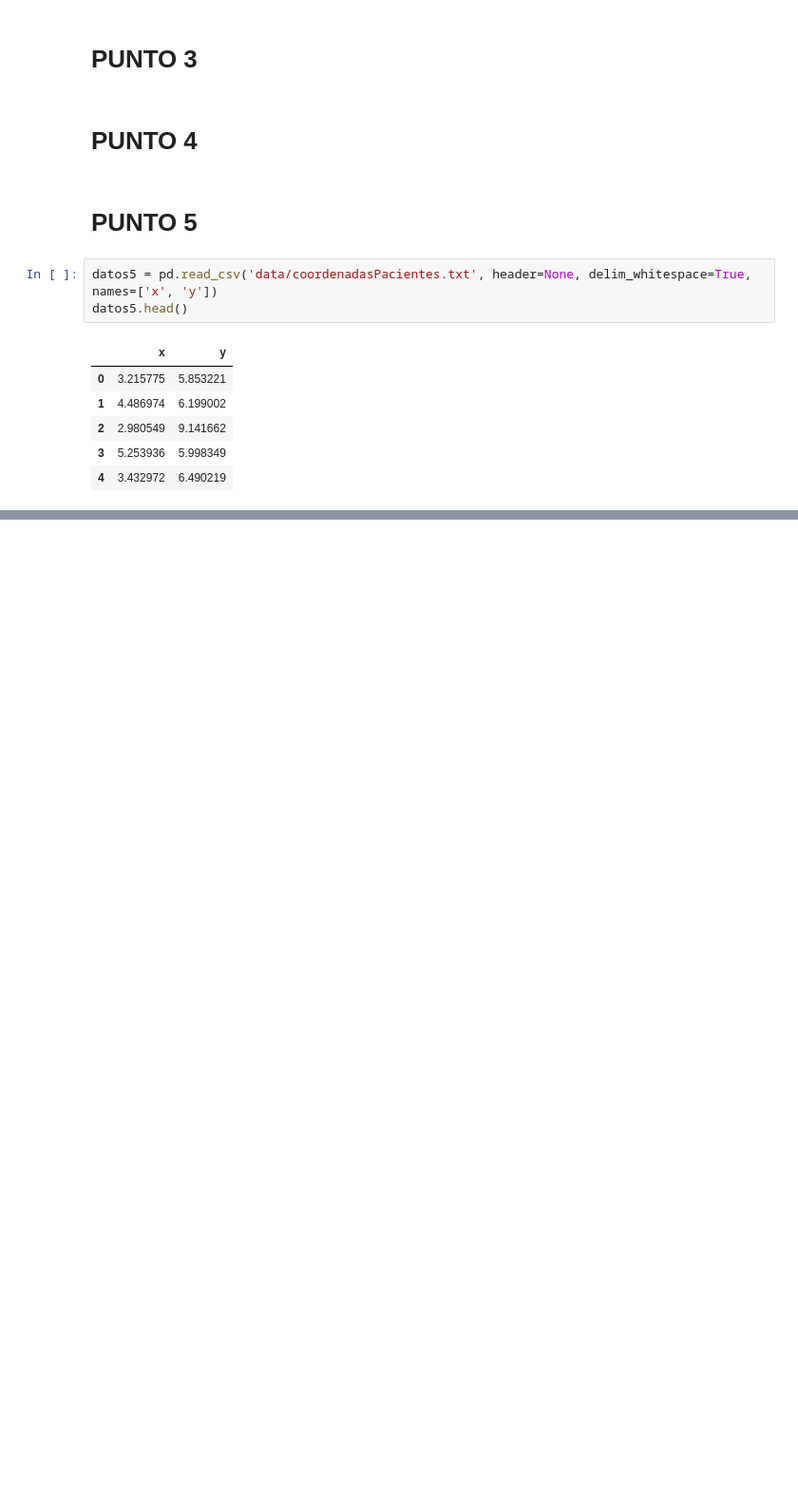
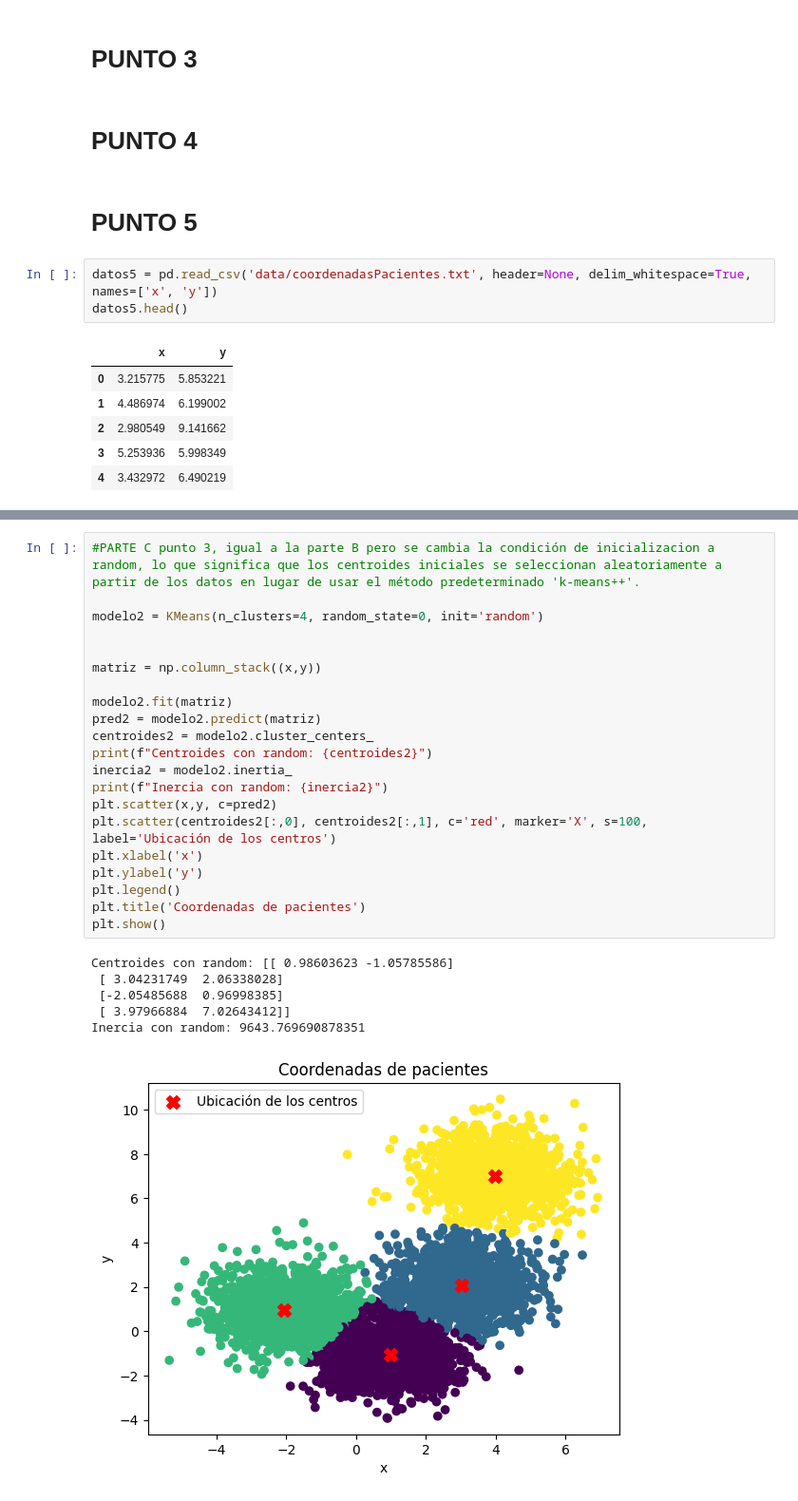
Before and after one commit to jlpar07/Tarea4FundamentosML, a Jupyter notebook: tarea4.ipynb, the cells around one changed output, grey strips where cells are left out. Shown at 95% size. Drawn from its saved outputs; the diff is of its cells as text; blank space fills up the shorter version.

```diff
--- a/tarea4.ipynb
+++ b/tarea4.ipynb
@@ -127,0 +165,28 @@ plt.show()
+# %%
+#PARTE C punto 3, igual a la parte B pero se cambia la condición de inicializacion a random, lo que significa que los centroides iniciales se seleccionan aleatoriamente a partir de los datos en lugar de usar el método predeterminado 'k-means++'.
+
+modelo2 = KMeans(n_clusters=4, random_state=0, init='random')
+
+
+matriz = np.column_stack((x,y))
+
+modelo2.fit(matriz)
+pred2 = modelo2.predict(matriz)
+centroides2 = modelo2.cluster_centers_
+print(f"Centroides con random: {centroides2}")
+inercia2 = modelo2.inertia_
+print(f"Inercia con random: {inercia2}")
+plt.scatter(x,y, c=pred2)
+plt.scatter(centroides2[:,0], centroides2[:,1], c='red', marker='X', s=100, label='Ubicación de los centros')
+plt.xlabel('x')
+plt.ylabel('y')
+plt.legend()
+plt.title('Coordenadas de pacientes')
+plt.show()
+# %% [output]
+Centroides con random: [[ 0.98603623 -1.05785586]
+ [ 3.04231749  2.06338028]
+ [-2.05485688  0.96998385]
+ [ 3.97966884  7.02643412]]
+Inercia con random: 9643.769690878351
+[figure, added]
```
Also changed, not shown: parts of 3 cells of this notebook.
